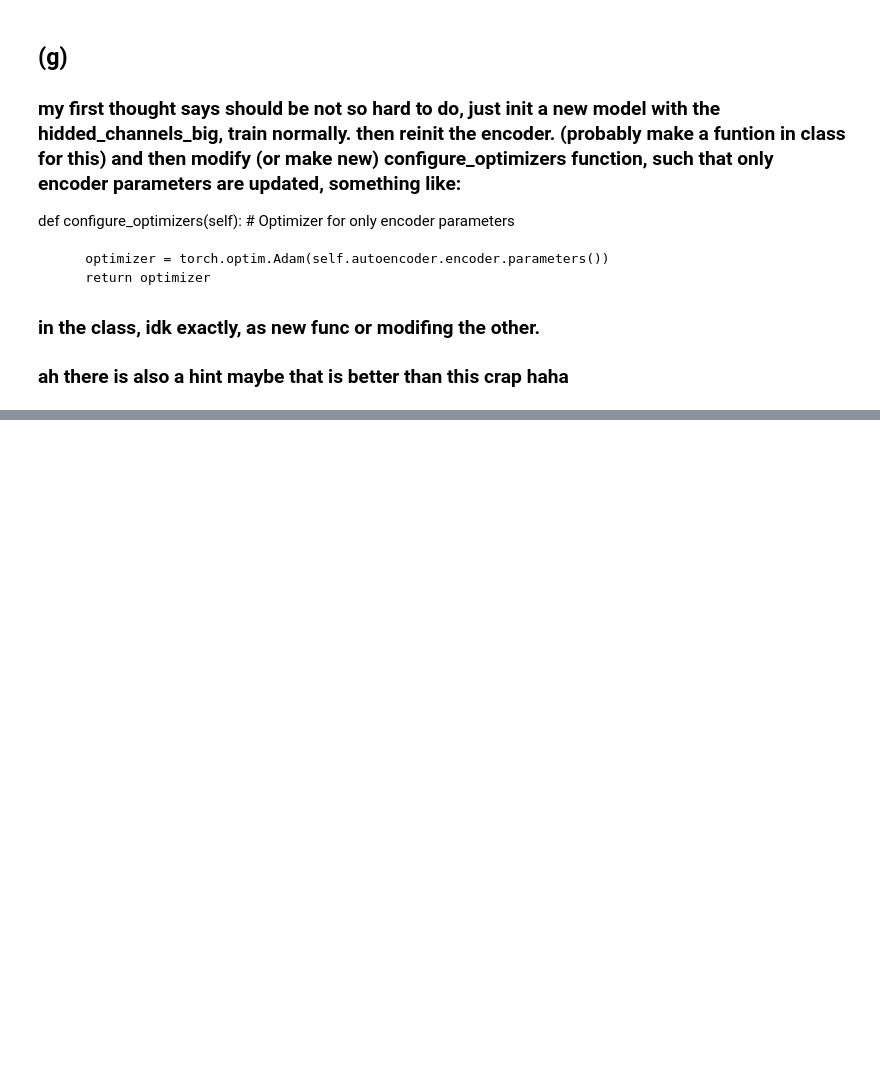
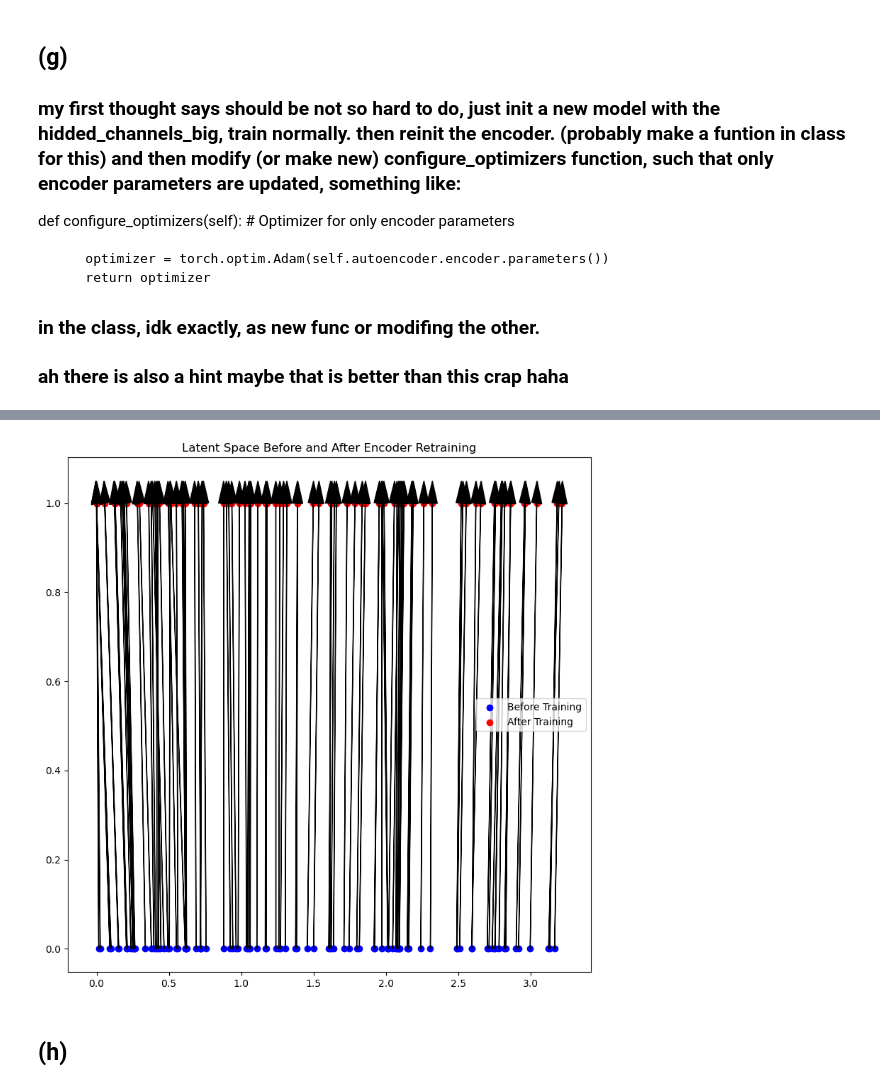
Before and after one commit to Sam-RvandV/mlph_w24, a Jupyter notebook: sheet06/sheet06.ipynb, the cells around one changed output, grey strips where cells are left out. Drawn from its saved outputs; the diff is of its cells as text; code cells hidden in the pictures; blank space fills up the shorter version.

```diff
--- a/sheet06/sheet06.ipynb
+++ b/sheet06/sheet06.ipynb
@@ -447,0 +502,18 @@ def configure_optimizers(self):
+# %%
+fig, ax = plt.subplots(figsize=(8, 8))
+ax.scatter(latent_space_data_trained[:, 0], np.zeros_like(latent_space_data_trained[:, 0]), color='blue',
+           label='Before Training')
+ax.scatter(latent_space_data_retrained[:, 0], np.zeros_like(latent_space_data_retrained[:, 0])+1,
+           color='red', label='After Training')
+# Add arrows showing how the encoder's output changed after retraining
+for i in range(len(latent_space_data_trained)):
+    ax.arrow(latent_space_data_trained[i, 0], 0, latent_space_data_retrained[i, 0] -
+             latent_space_data_trained[i,0], 1, head_width=0.07, head_length=0.05, fc='black', ec='black')
+ax.set_title('Latent Space Before and After Encoder Retraining')
+ax.legend()
+plt.tight_layout()
+plt.show()
+# %% [output]
+[figure, added]
+# %% [markdown]
+## (h)
```
Also changed, not shown: parts of 10 cells of this notebook, 6 other files.
